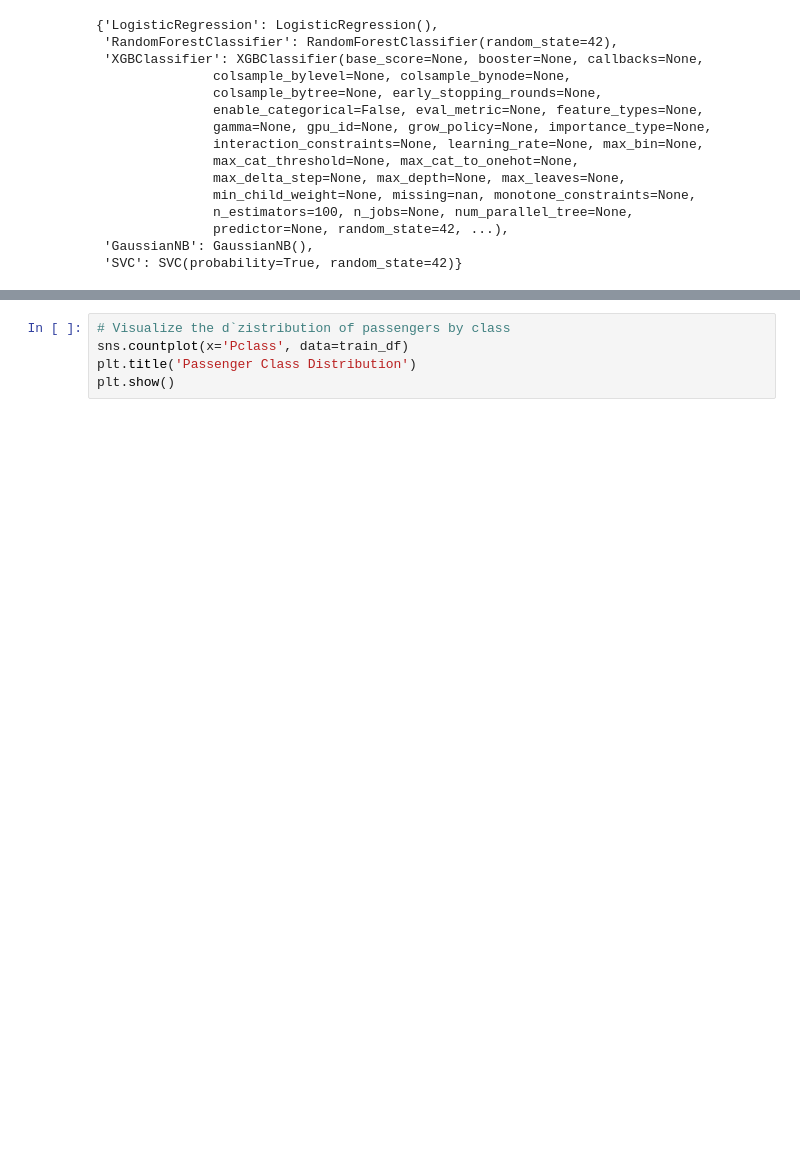
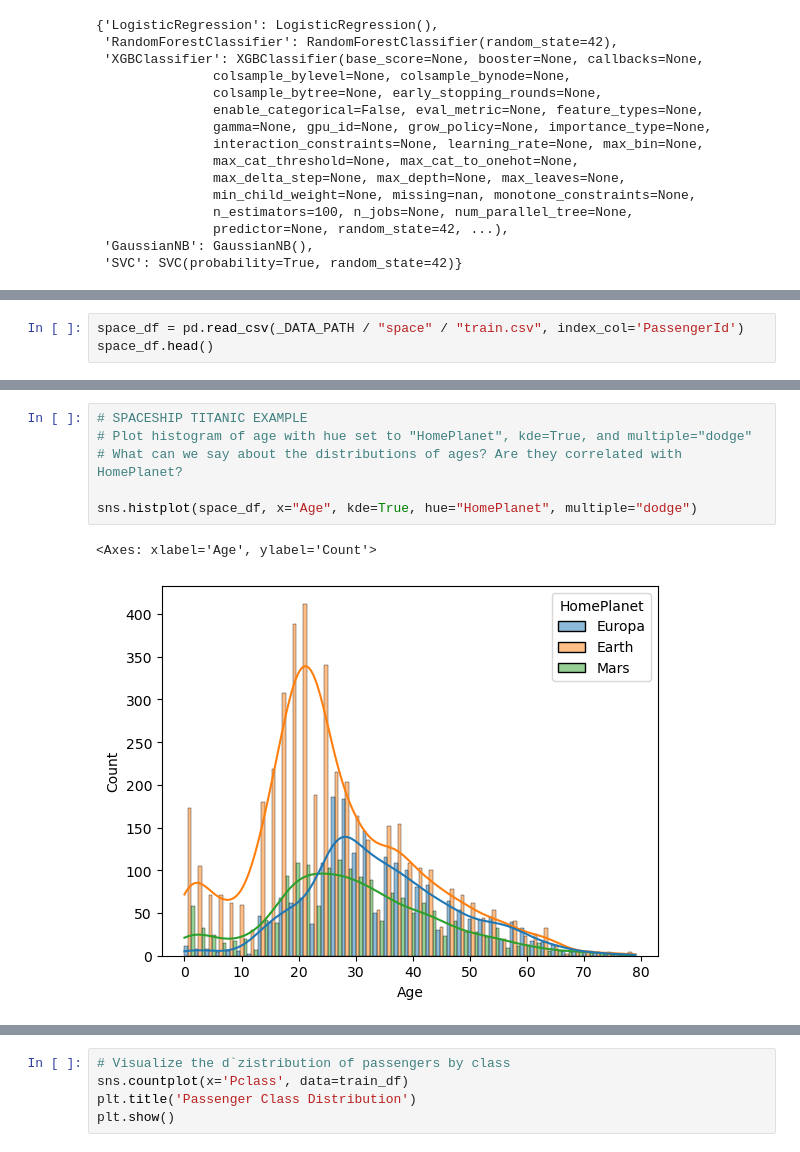
Before and after one commit to mklasby/ensf-444, a Jupyter notebook: lab-5/Lab-5-SVC-Trees-and-scaling-solutions.ipynb, the cells around one changed output, grey strips where cells are left out. Saved outputs shown, nothing was run; the diff lists cells and outputs as text; blank space fills up the shorter version.

```diff
--- a/lab-5/Lab-5-SVC-Trees-and-scaling-solutions.ipynb
+++ b/lab-5/Lab-5-SVC-Trees-and-scaling-solutions.ipynb
@@ -430,0 +459,3 @@ for name, model in model.items():
+# %%
+space_df = pd.read_csv(_DATA_PATH / "space" / "train.csv", index_col='PassengerId')
+space_df.head()
@@ -430,0 +506,9 @@ for name, model in model.items():
+# %%
+# SPACESHIP TITANIC EXAMPLE
+# Plot histogram of age with hue set to "HomePlanet", kde=True, and multiple="dodge"
+# What can we say about the distributions of ages? Are they correlated with HomePlanet?
+
+sns.histplot(space_df, x="Age", kde=True, hue="HomePlanet", multiple="dodge")
+# %% [output]
+<Axes: xlabel='Age', ylabel='Count'>
+[figure, added]
```
Also changed, not shown: parts of 51 cells of this notebook.
